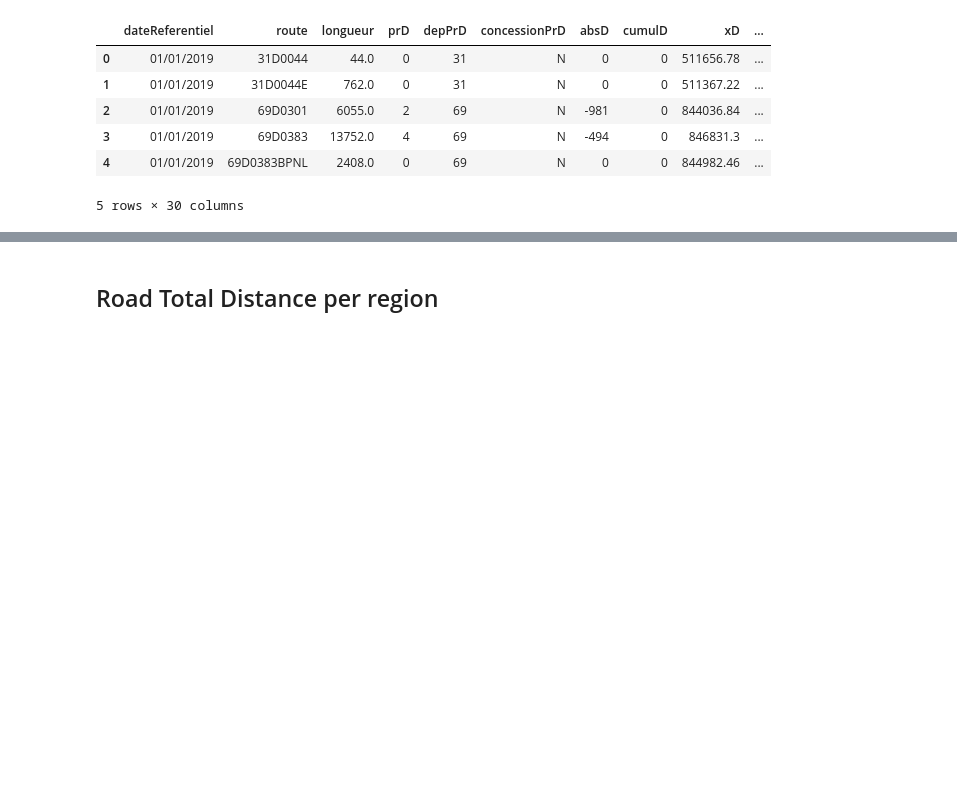
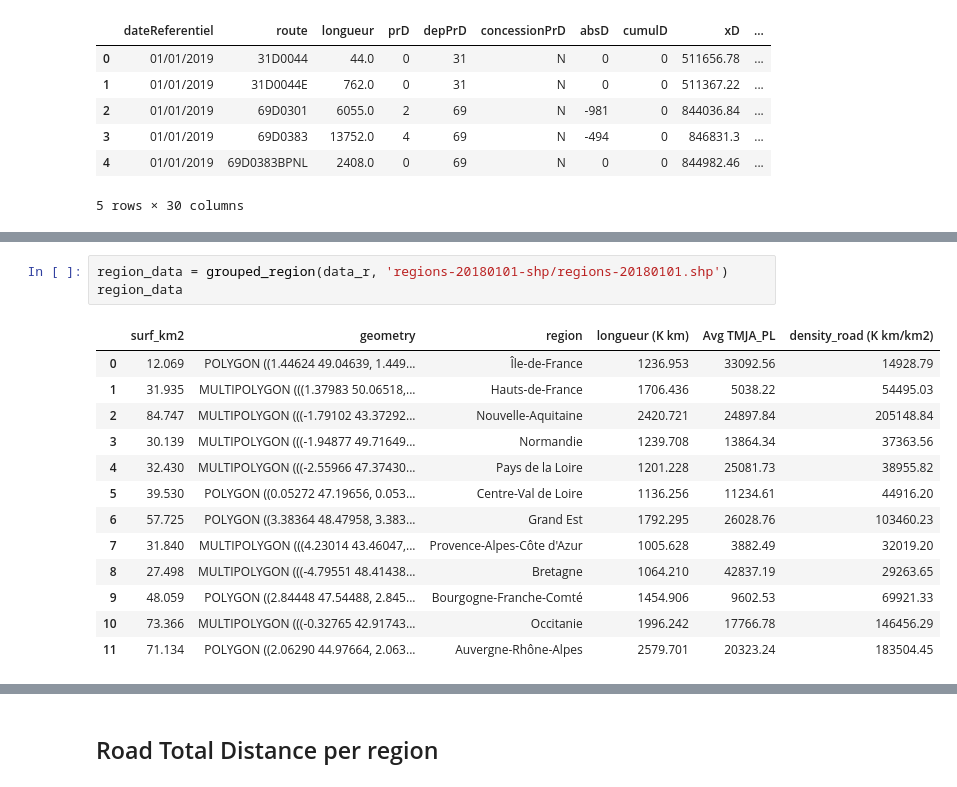
Before and after one commit to augustin-delabrosse/sustainability-challenge, a Jupyter notebook: NetworkAnalysis.ipynb, the cells around one changed output, grey strips where cells are left out. Saved outputs shown, nothing was run; the diff lists cells and outputs as text; blank space fills up the shorter version.

```diff
--- a/NetworkAnalysis.ipynb
+++ b/NetworkAnalysis.ipynb
@@ -219,0 +133,17 @@ merged2
+# %%
+region_data = grouped_region(data_r, 'regions-20180101-shp/regions-20180101.shp')
+region_data
+# %% [output]
+|  | surf_km2 | geometry | region | longueur (K km) | Avg TMJA_PL | density_road (K km/km2) |
+| 0 | 12.069 | POLYGON ((1.44624 49.04639, 1.449... | Île-de-France | 1236.953 | 33092.56 | 14928.79 |
+| 1 | 31.935 | MULTIPOLYGON (((1.37983 50.06518,... | Hauts-de-France | 1706.436 | 5038.22 | 54495.03 |
+| 2 | 84.747 | MULTIPOLYGON (((-1.79102 43.37292... | Nouvelle-Aquitaine | 2420.721 | 24897.84 | 205148.84 |
+| 3 | 30.139 | MULTIPOLYGON (((-1.94877 49.71649... | Normandie | 1239.708 | 13864.34 | 37363.56 |
+| 4 | 32.430 | MULTIPOLYGON (((-2.55966 47.37430... | Pays de la Loire | 1201.228 | 25081.73 | 38955.82 |
+| 5 | 39.530 | POLYGON ((0.05272 47.19656, 0.053... | Centre-Val de Loire | 1136.256 | 11234.61 | 44916.20 |
+| 6 | 57.725 | POLYGON ((3.38364 48.47958, 3.383... | Grand Est | 1792.295 | 26028.76 | 103460.23 |
+| 7 | 31.840 | MULTIPOLYGON (((4.23014 43.46047,... | Provence-Alpes-Côte d'Azur | 1005.628 | 3882.49 | 32019.20 |
+| 8 | 27.498 | MULTIPOLYGON (((-4.79551 48.41438... | Bretagne | 1064.210 | 42837.19 | 29263.65 |
+| 9 | 48.059 | POLYGON ((2.84448 47.54488, 2.845... | Bourgogne-Franche-Comté | 1454.906 | 9602.53 | 69921.33 |
+| 10 | 73.366 | MULTIPOLYGON (((-0.32765 42.91743... | Occitanie | 1996.242 | 17766.78 | 146456.29 |
+| 11 | 71.134 | POLYGON ((2.06290 44.97664, 2.063... | Auvergne-Rhône-Alpes | 2579.701 | 20323.24 | 183504.45 |
```
Also changed, not shown: parts of 98 cells of this notebook.
